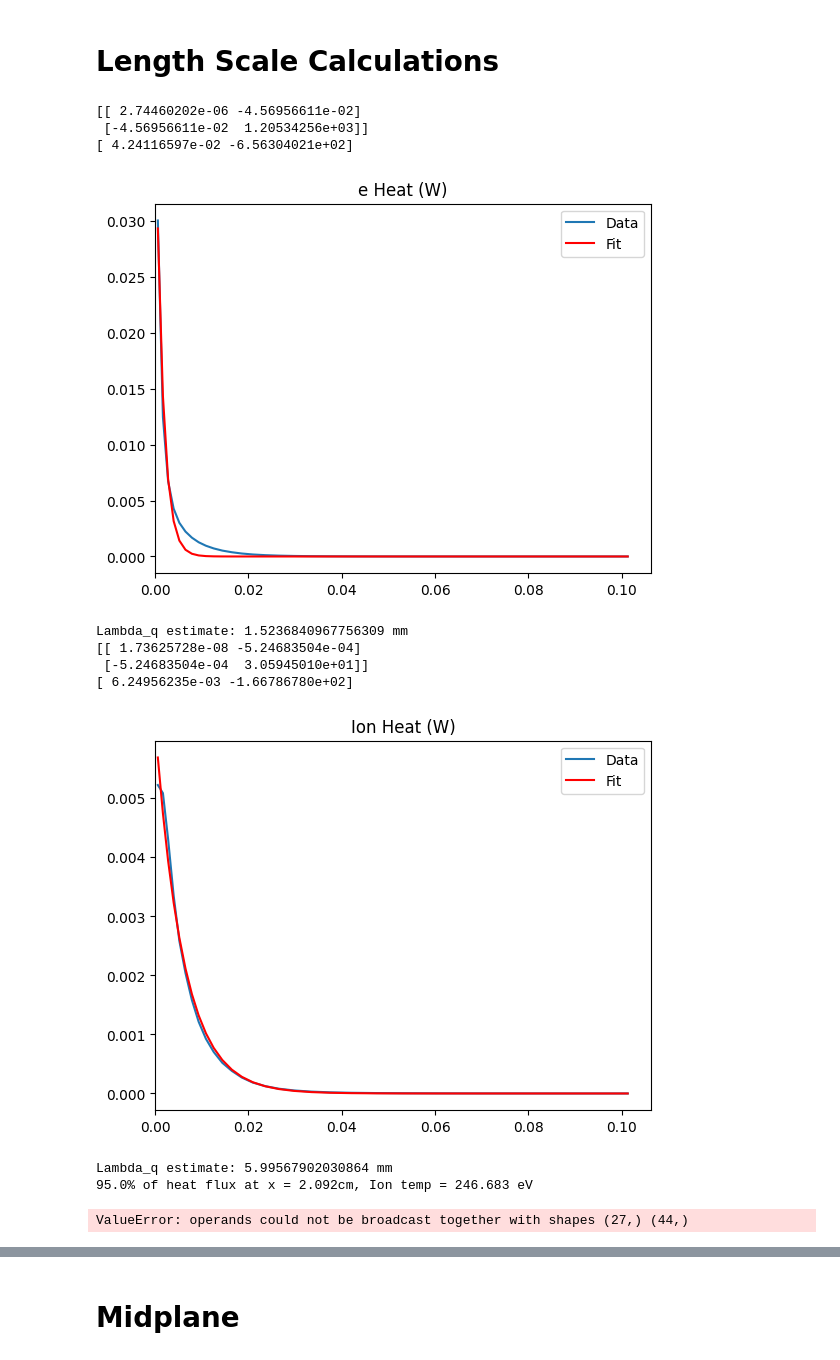
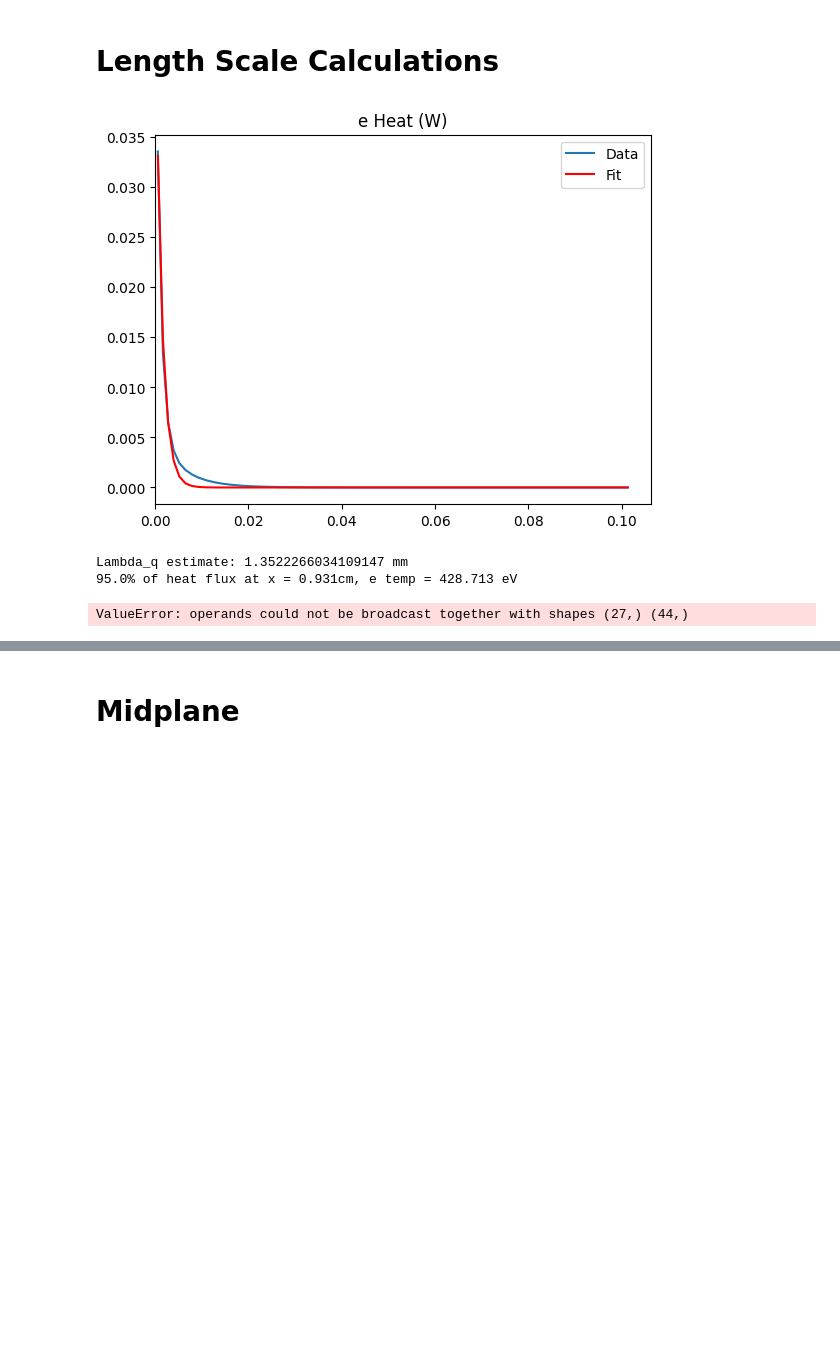
Before and after one commit to KasaiYuki/UETOOLS-Reactor, a Jupyter notebook: jupyter/MANTA_final_baseline/main.ipynb, the cells around one changed output, grey strips where cells are left out. Cells and saved outputs as stored; diff of their text form; code cells hidden in the pictures; blank space fills up the shorter version.

```diff
--- a/jupyter/MANTA_final_baseline/main.ipynb
+++ b/jupyter/MANTA_final_baseline/main.ipynb
@@ -220,87 +272,47 @@ dist = dist[mask]
 # Params[0]=a, params[1]=b
 # b=-1/lambda_q
 params, pcov = curve_fit(lambda t,a,b: a*np.exp(b*t),  dist,  eheat,  p0=(0.5, -1))
-print(pcov)
-print(params)
+#print(pcov)
+#print(params)
 y_fit = params[0]*np.exp(params[1]*dist)
 # print(y_fit)
 # Plot the results
 plt.plot(dist, eheat, label="Data")
 plt.title("e Heat (W)")
 plt.plot(dist, y_fit, 'r-', label="Fit")
 plt.gca().set_xlim(left=0)
 # plt.axhline(y=0.0, color='r', linestyle='-')
 plt.legend()
 plt.show()
 print(f"Lambda_q estimate: {-1/params[1]*1000} mm")
 
-# IONS HEAT
-ionheat = -np.array(bbb.feix[poloidal_index,1:-1]/com.sy[poloidal_index,1:-1]*1e-6) #add a minus sign for inboard
-dist = np.array([val[0] for val in com.yylb[1:-1]])
-mask = dist >= 0
-ionheat = ionheat[mask]
-dist = dist[mask]
-# Params[0]=a, params[1]=b
-# b=-1/lambda_q
-params, pcov = curve_fit(lambda t,a,b: a*np.exp(b*t),  dist,  ionheat,  p0=(0.5, -1))
-print(pcov)
-print(params)
-y_fit = params[0]*np.exp(params[1]*dist)
-# print(y_fit)
-# Plot the results
-plt.plot(dist, ionheat, label="Data")
-plt.title("Ion Heat (W)")
-plt.plot(dist, y_fit, 'r-', label="Fit")
-plt.gca().set_xlim(left=0)
-# plt.axhline(y=0.0, color='r', linestyle='-')
-plt.legend()
-plt.show()
-print(f"Lambda_q estimate: {-1/params[1]*1000} mm")
-
-
 # calc 99% heat flux
-# ION TEMP REGION
+# electron TEMP REGION
 from scipy.integrate import simpson
-totalheat = simpson(ionheat, x=dist)
+totalheat = simpson(eheat, x=dist)
 from scipy.integrate import cumulative_trapezoid
-cumulative_integral = cumulative_trapezoid(ionheat, dist, initial=0)
+cumulative_integral = cumulative_trapezoid(eheat, dist, initial=0)
 target_scale = 0.95
 target_value = target_scale * totalheat
 
 
 index = np.searchsorted(cumulative_integral, target_value)
 decaylen = dist[index]
 poloidal_index = 29
-iontemp= np.array(bbb.ti[poloidal_index,1:-1]/bbb.ev)
-print(f"{target_scale*100}% of heat flux at x = {(decaylen*100):.3f}cm, Ion temp = {iontemp[index]:.3f} eV")
+etemp= np.array(bbb.te[poloidal_index,1:-1]/bbb.ev)
+print(f"{target_scale*100}% of heat flux at x = {(decaylen*100):.3f}cm, e temp = {etemp[index]:.3f} eV")
 
-tparams, tpcov = curve_fit(lambda t,a,b: a*np.exp(b*t),  dist,  iontemp,  p0=(0.5, -1))
+tparams, tpcov = curve_fit(lambda t,a,b: a*np.exp(b*t),  dist,  etemp,  p0=(0.5, -1))
 
-targeteV = 10
-iev = np.searchsorted(iontemp[::-1], targeteV, side = "right")*-1
+targeteV = 5
+eev = np.searchsorted(etemp[::-1], targeteV, side = "right")*-1
 
-print(f"{targeteV}ev at x = {dist[iev]*100}cm")
-plt.xlabel("Distance from separatrix (m)")
-plt.ylabel("eV")
-plt.title("Ion temp")
-plt.plot(com.yylb[1:-1],bbb.ti[33,1:-1]/bbb.ev)
-plt.axhline(y=5, color='r', linestyle='-')
-plt.gca().set_xlim(left=0)
-plt.yscale('log')
-plt.show()
+print(f"{targeteV}ev at x = {dist[eev]*100}cm")
 
 #rint(f"Lambda_t estimate: {-1/tparams[1]*1000} mm")
 # %% [output]
+[figure, new version]
-[[ 2.74460202e-06 -4.56956611e-02]
- [-4.56956611e-02  1.20534256e+03]]
-[ 4.24116597e-02 -6.56304021e+02]
+Lambda_q estimate: 1.3522266034109147 mm
+95.0% of heat flux at x = 0.931cm, e temp = 428.713 eV
-[figure, old version]
-Lambda_q estimate: 1.5236840967756309 mm
-[[ 1.73625728e-08 -5.24683504e-04]
- [-5.24683504e-04  3.05945010e+01]]
-[ 6.24956235e-03 -1.66786780e+02]
+ValueError: operands could not be broadcast together with shapes (27,) (44,)
-[figure, removed]
-Lambda_q estimate: 5.99567902030864 mm
-95.0% of heat flux at x = 2.092cm, Ion temp = 246.683 eV
-ValueError: operands could not be broadcast together with shapes (27,) (44,)
 # %%
```
Also changed, not shown: parts of 11 cells of this notebook, 25 other files.
